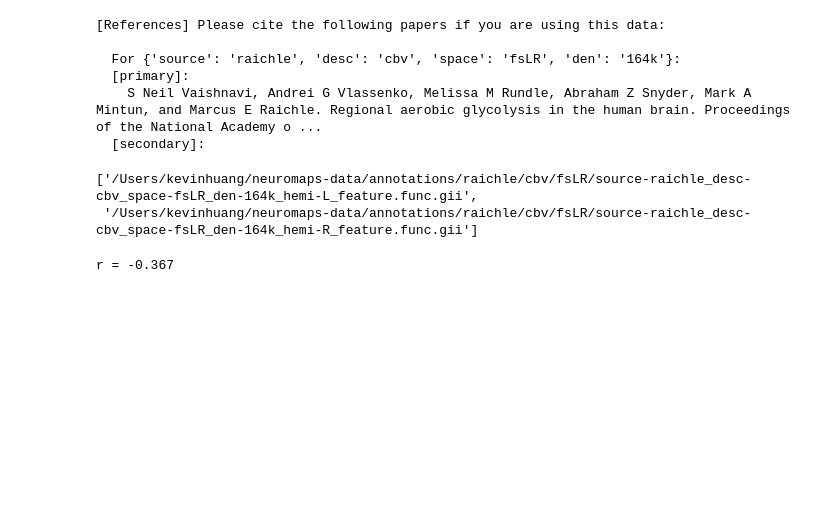
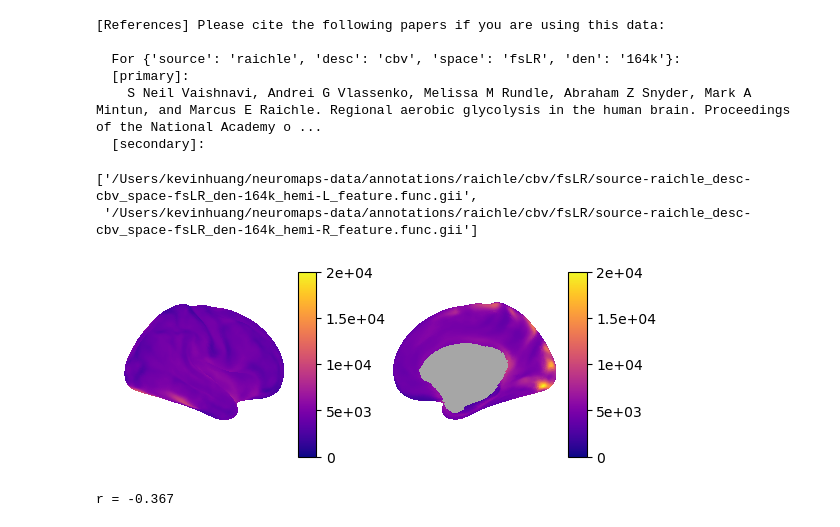
Before and after one commit to kesouder/dsc-neuroImages, a Jupyter notebook: FA25/code.ipynb, the cells around one changed output. Cells and saved outputs as stored; diff of their text form; code cells hidden in the pictures; blank space fills up the shorter version.

```diff
--- a/FA25/code.ipynb
+++ b/FA25/code.ipynb
@@ -114,6 +112,18 @@ blood_volume
   [secondary]:
 ['/Users/kevinhuang/neuromaps-data/annotations/raichle/cbv/fsLR/source-raichle_desc-cbv_space-fsLR_den-164k_hemi-L_feature.func.gii',
  '/Users/kevinhuang/neuromaps-data/annotations/raichle/cbv/fsLR/source-raichle_desc-cbv_space-fsLR_den-164k_hemi-R_feature.func.gii']
+# %%
+fig = plotting.plot_surf_template(
+    data=blood_volume,
+    template='fsLR',
+    density='164k',
+    surf='inflated',
+    cmap='plasma',
+    hemi='R',
+    colorbar=True
+)
+# %% [output]
+[figure, added]
 # %%
 #compare the expansion map to the right hemi of target
 from neuromaps.stats import compare_images
```
Also changed, not shown: parts of 7 cells of this notebook, 1 other file.
